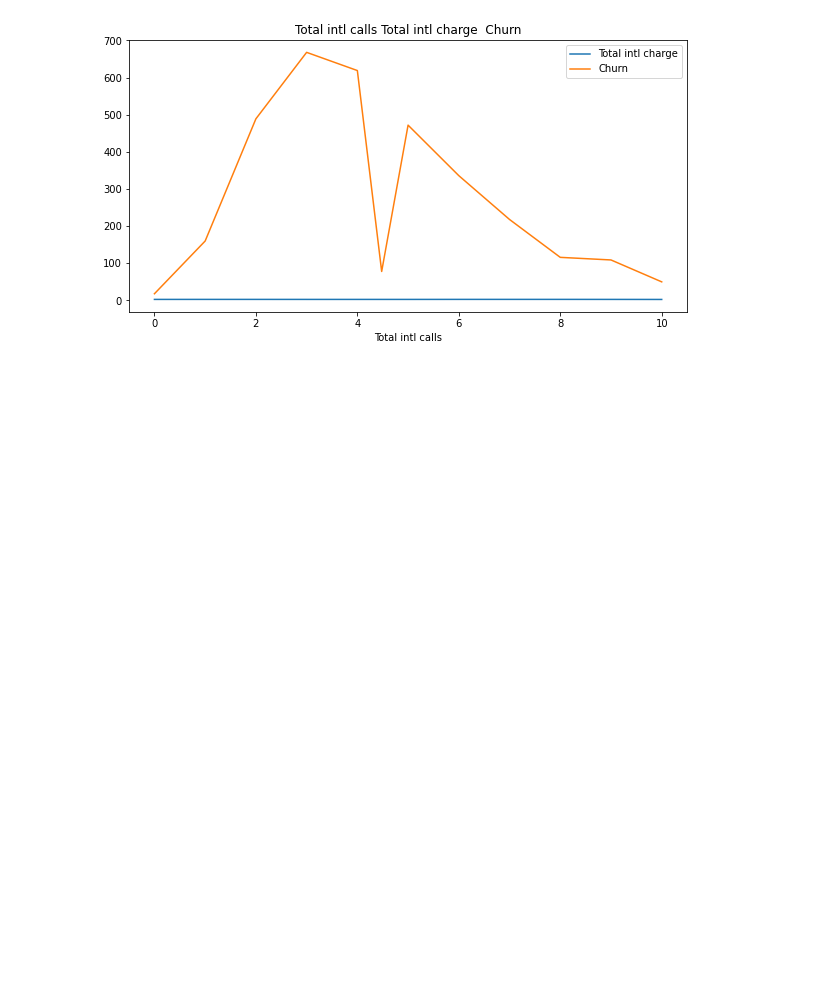
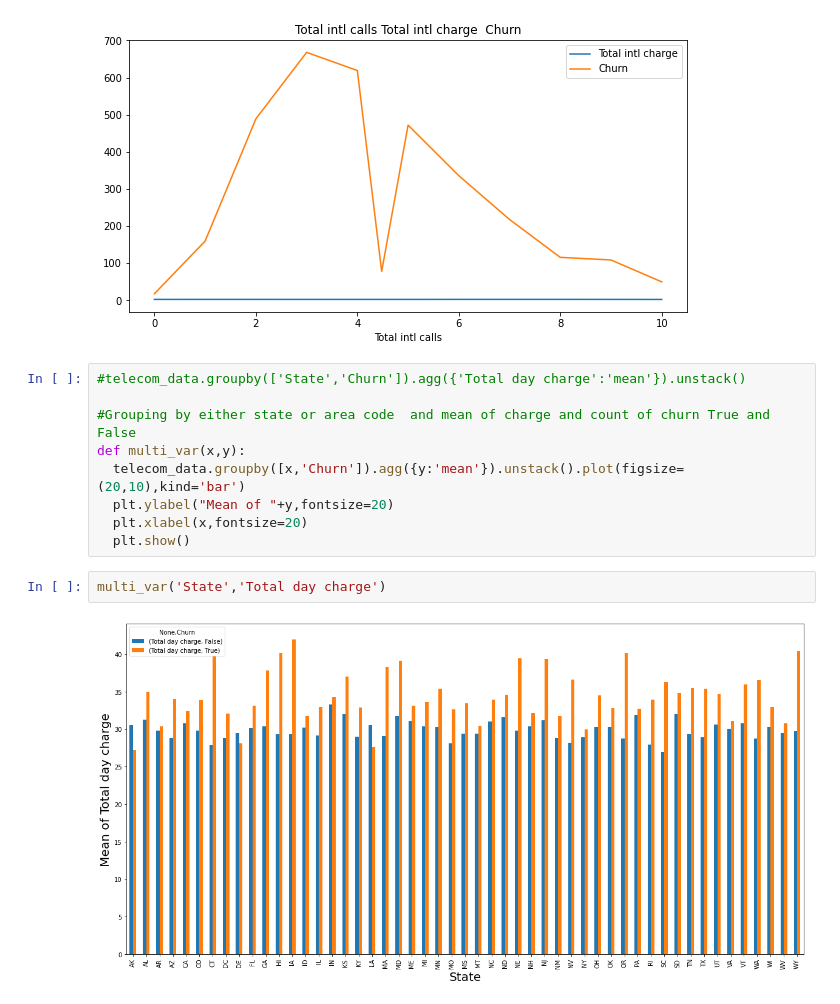
Before and after one commit to MiteshBhanushali/TelecomChurnAnalysis, a Jupyter notebook: Copy_of_Telecom_Churn_Analysis_Capstone_Project.ipynb, the cells around one changed output. Cells and saved outputs as stored; diff of their text form; blank space fills up the shorter version.

```diff
--- a/Copy_of_Telecom_Churn_Analysis_Capstone_Project.ipynb
+++ b/Copy_of_Telecom_Churn_Analysis_Capstone_Project.ipynb
@@ -280,3 +286,16 @@ biv_plot('Total night calls','Total night charge')
 biv_plot('Total intl calls','Total intl charge')
 # %% [output]
 [figure]
+# %%
+#telecom_data.groupby(['State','Churn']).agg({'Total day charge':'mean'}).unstack()
+
+#Grouping by either state or area code  and mean of charge and count of churn True and False
+def multi_var(x,y):
+  telecom_data.groupby([x,'Churn']).agg({y:'mean'}).unstack().plot(figsize=(20,10),kind='bar')
+  plt.ylabel("Mean of "+y,fontsize=20)
+  plt.xlabel(x,fontsize=20)
+  plt.show()
+# %%
+multi_var('State','Total day charge')
+# %% [output]
+[figure, added]
```
Also changed, not shown: parts of 10 cells of this notebook.
